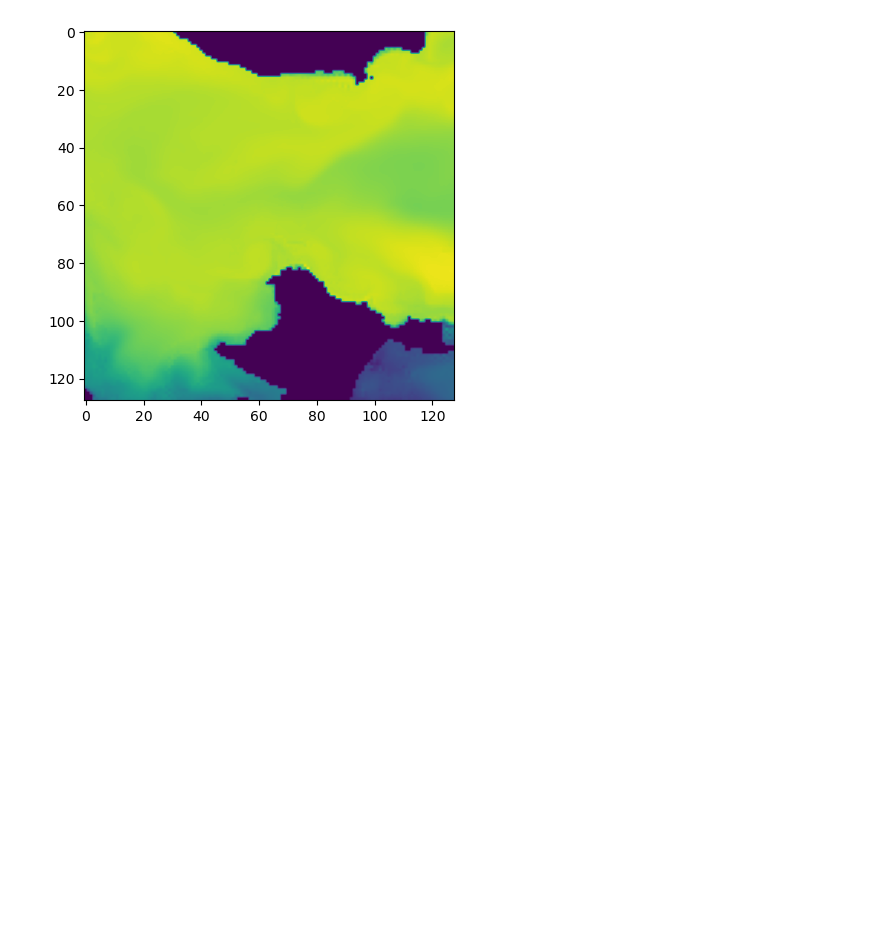
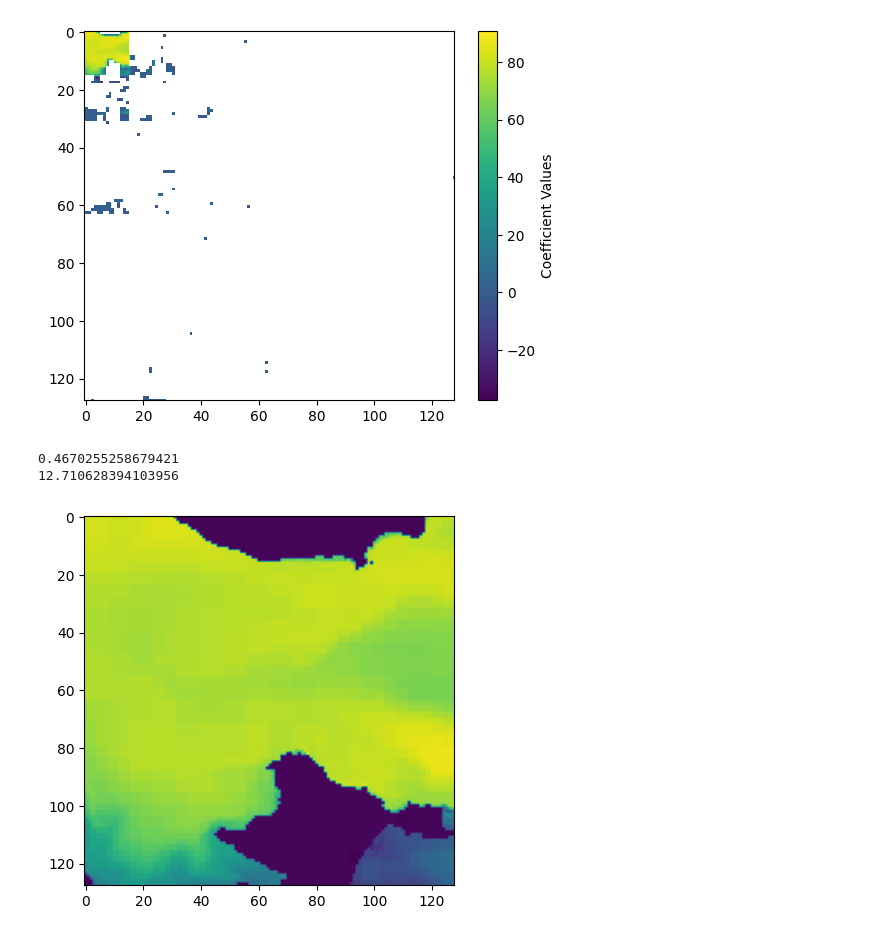
Before and after one commit to KozyrevIN/hydrophysical_data_compression, a Jupyter notebook: test.ipynb, the cells around one changed output. Cells and saved outputs as stored; diff of their text form; code cells hidden in the pictures; blank space fills up the shorter version.

```diff
--- a/test.ipynb
+++ b/test.ipynb
@@ -4,9 +7,22 @@ import matplotlib.pyplot as plt
-# %%
-# Load the.npy file
-data = np.load('data/raw_temperature/tt0.npy')
-
-# Display the data as an image
-plt.imshow(data)
-plt.show()
-# %% [output]
-[figure, removed]
+# %%
+# Load the.npy file
+data = np.load('data/raw_temperature/tt0.npy')
+
+coeff_arr, slices = pywt.coeffs_to_array(pywt.wavedec2(data, 'db1', level=3))
+
+coeff_arr = pywt.threshold(coeff_arr, 0.39, mode='hard', substitute=0)
+
+plt.imshow(np.ma.masked_where(coeff_arr==0, coeff_arr))
+plt.colorbar(label='Coefficient Values')
+plt.show()
+
+rec_img = pywt.waverec2(pywt.array_to_coeffs(coeff_arr, slices, output_format='wavedec2'), 'db1')
+plt.imshow(rec_img)
+
+print(np.max(np.abs(rec_img - data)))
+print(128 * 128 / np.count_nonzero(coeff_arr))
+# %% [output]
+[figure, added]
+0.4670255258679421
+12.710628394103956
+[figure, added]
```
Also changed, not shown: parts of 3 cells of this notebook, 4 other files.
